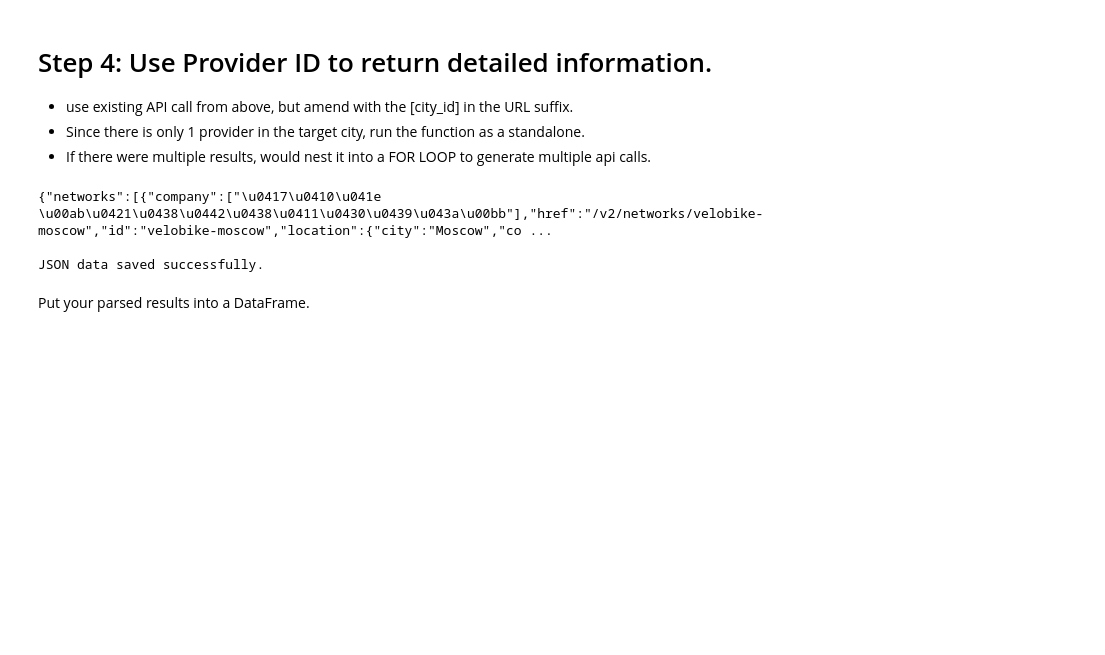
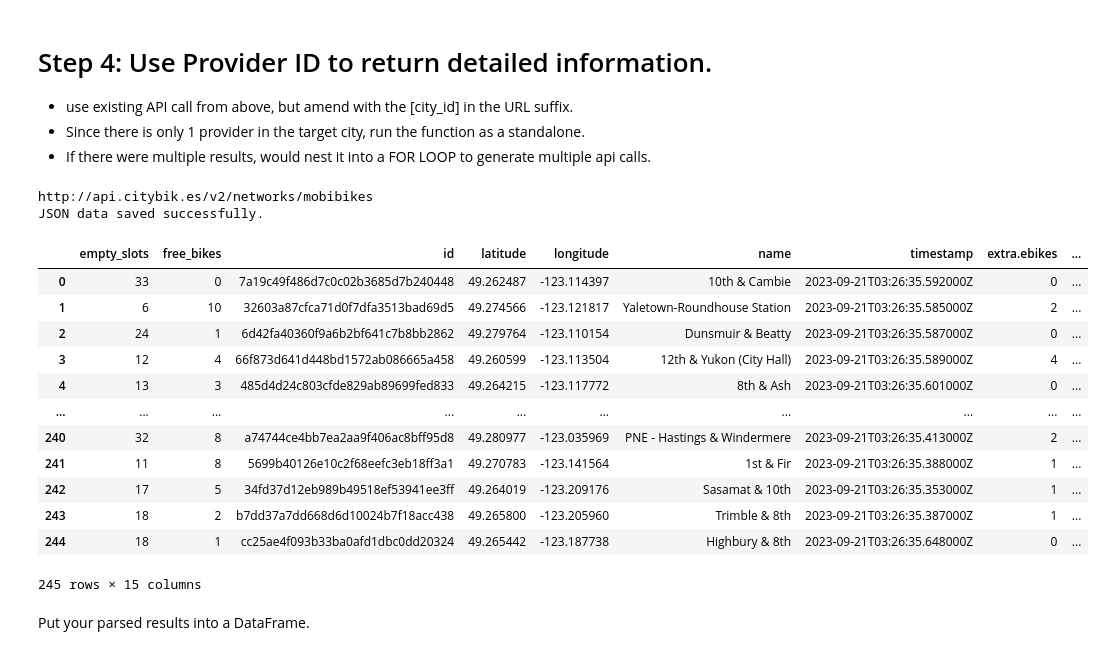
Before and after one commit to j-lepard/LHL-Statistics, a Jupyter notebook: notebooks/city_bikes.ipynb, the cells around one changed output. Saved outputs shown, nothing was run; the diff lists cells and outputs as text; code cells hidden in the pictures; blank space fills up the shorter version.

```diff
--- a/notebooks/city_bikes.ipynb
+++ b/notebooks/city_bikes.ipynb
@@ -107,11 +103,48 @@ Name: id, dtype: object
 * use existing API call from above, but amend with the [city_id] in the URL suffix.
 * Since there is only 1 provider in the target city, run the function as a standalone.
 * If there were multiple results, would nest it into a FOR LOOP to generate multiple api calls.
-# %%
-city_bike_api_get(city_ids)
-# %% [output]
-{"networks":[{"company":["\u0417\u0410\u041e \u00ab\u0421\u0438\u0442\u0438\u0411\u0430\u0439\u043a\u00bb"],"href":"/v2/networks/velobike-moscow","id":"velobike-moscow","location":{"city":"Moscow","co ...
-
-JSON data saved successfully.
+# %%
+# Use the Provider ID from above as the arguement for city_bike_api_get to receive the details on the provider.
+provider_id ='mobibikes'
+url = f"http://api.citybik.es/v2/networks/{provider_id}"
+payload = {}
+headers = {}
+print(url)
+
+response_mobibikes = requests.request("GET", url, headers=headers, data=payload)
+
+# print(response.text)
+
+if response.status_code == 200:
+        # Construct the filename with the index
+        filename = f'output_{provider_id}.json'
+
+        # Assuming you want to save the data as 'output....json'
+        with open(filename, 'w') as json_file:
+            json.dump(response_mobibikes.json(), json_file, indent=4)
+            print('JSON data saved successfully.')
+else:
+    print(f"Error: Received status code {response.status_code}")
+
+vancouver_json= response_mobibikes.json()
+# # Use pd.json_normalize to flatten the JSON array
+vancouver_df = pd.json_normalize(vancouver_json['network']['stations'])
+vancouver_df
+# %% [output]
+http://api.citybik.es/v2/networks/mobibikes
+JSON data saved successfully.
+|  | empty_slots | free_bikes | id | latitude | longitude | name | timestamp | extra.ebikes | ... |
+| 0 | 33 | 0 | 7a19c49f486d7c0c02b3685d7b240448 | 49.262487 | -123.114397 | 10th & Cambie | 2023-09-21T03:26:35.592000Z | 0 | ... |
+| 1 | 6 | 10 | 32603a87cfca71d0f7dfa3513bad69d5 | 49.274566 | -123.121817 | Yaletown-Roundhouse Station | 2023-09-21T03:26:35.585000Z | 2 | ... |
+| 2 | 24 | 1 | 6d42fa40360f9a6b2bf641c7b8bb2862 | 49.279764 | -123.110154 | Dunsmuir & Beatty | 2023-09-21T03:26:35.587000Z | 0 | ... |
+| 3 | 12 | 4 | 66f873d641d448bd1572ab086665a458 | 49.260599 | -123.113504 | 12th & Yukon (City Hall) | 2023-09-21T03:26:35.589000Z | 4 | ... |
+| 4 | 13 | 3 | 485d4d24c803cfde829ab89699fed833 | 49.264215 | -123.117772 | 8th & Ash | 2023-09-21T03:26:35.601000Z | 0 | ... |
+| ... | ... | ... | ... | ... | ... | ... | ... | ... | ... |
+| 240 | 32 | 8 | a74744ce4bb7ea2aa9f406ac8bff95d8 | 49.280977 | -123.035969 | PNE - Hastings & Windermere | 2023-09-21T03:26:35.413000Z | 2 | ... |
+| 241 | 11 | 8 | 5699b40126e10c2f68eefc3eb18ff3a1 | 49.270783 | -123.141564 | 1st & Fir | 2023-09-21T03:26:35.388000Z | 1 | ... |
+| 242 | 17 | 5 | 34fd37d12eb989b49518ef53941ee3ff | 49.264019 | -123.209176 | Sasamat & 10th | 2023-09-21T03:26:35.353000Z | 1 | ... |
+| 243 | 18 | 2 | b7dd37a7dd668d6d10024b7f18acc438 | 49.265800 | -123.205960 | Trimble & 8th | 2023-09-21T03:26:35.387000Z | 1 | ... |
+| 244 | 18 | 1 | cc25ae4f093b33ba0afd1dbc0dd20324 | 49.265442 | -123.187738 | Highbury & 8th | 2023-09-21T03:26:35.648000Z | 0 | ... |
+245 rows × 15 columns
 # %% [markdown]
 Put your parsed results into a DataFrame.
```
Also changed, not shown: parts of 2 cells of this notebook.
